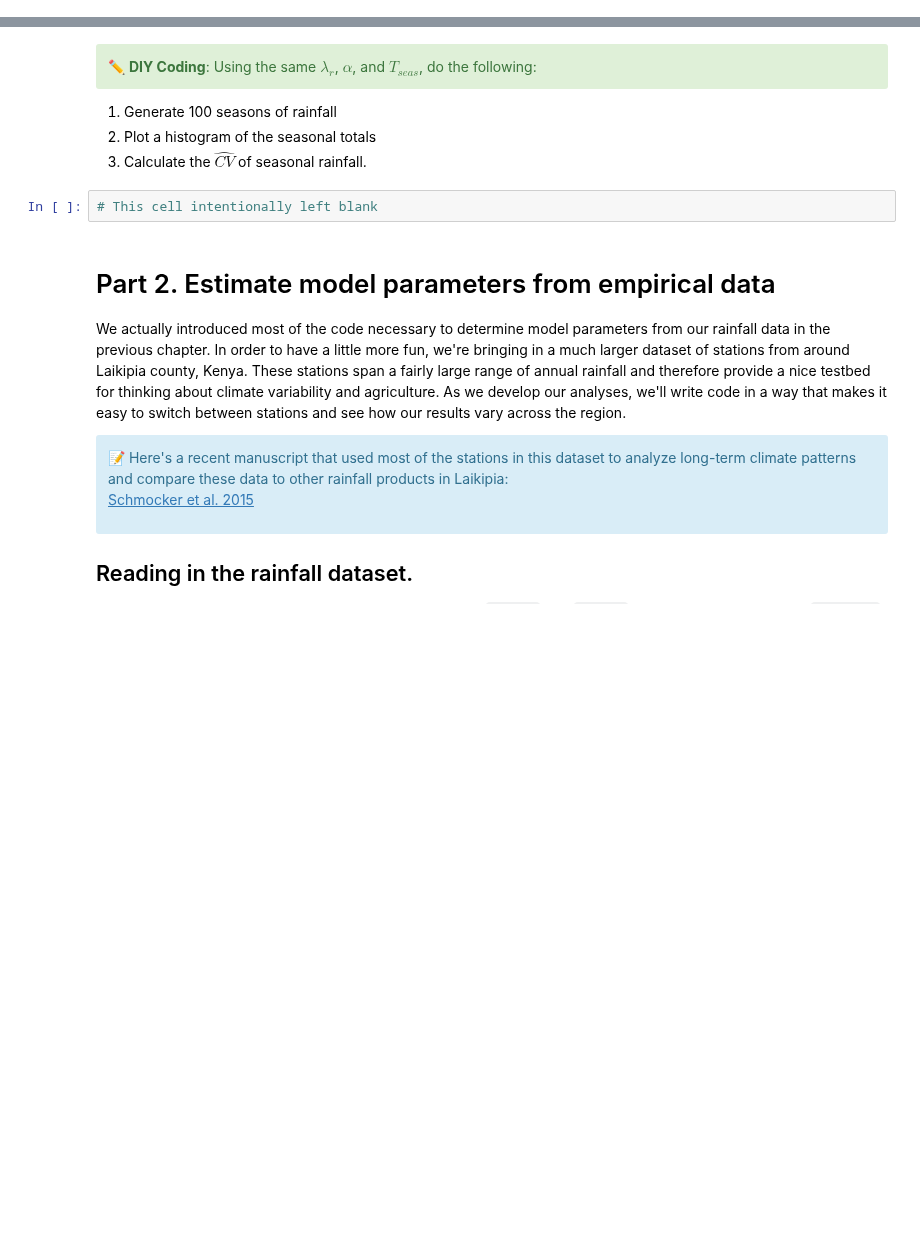
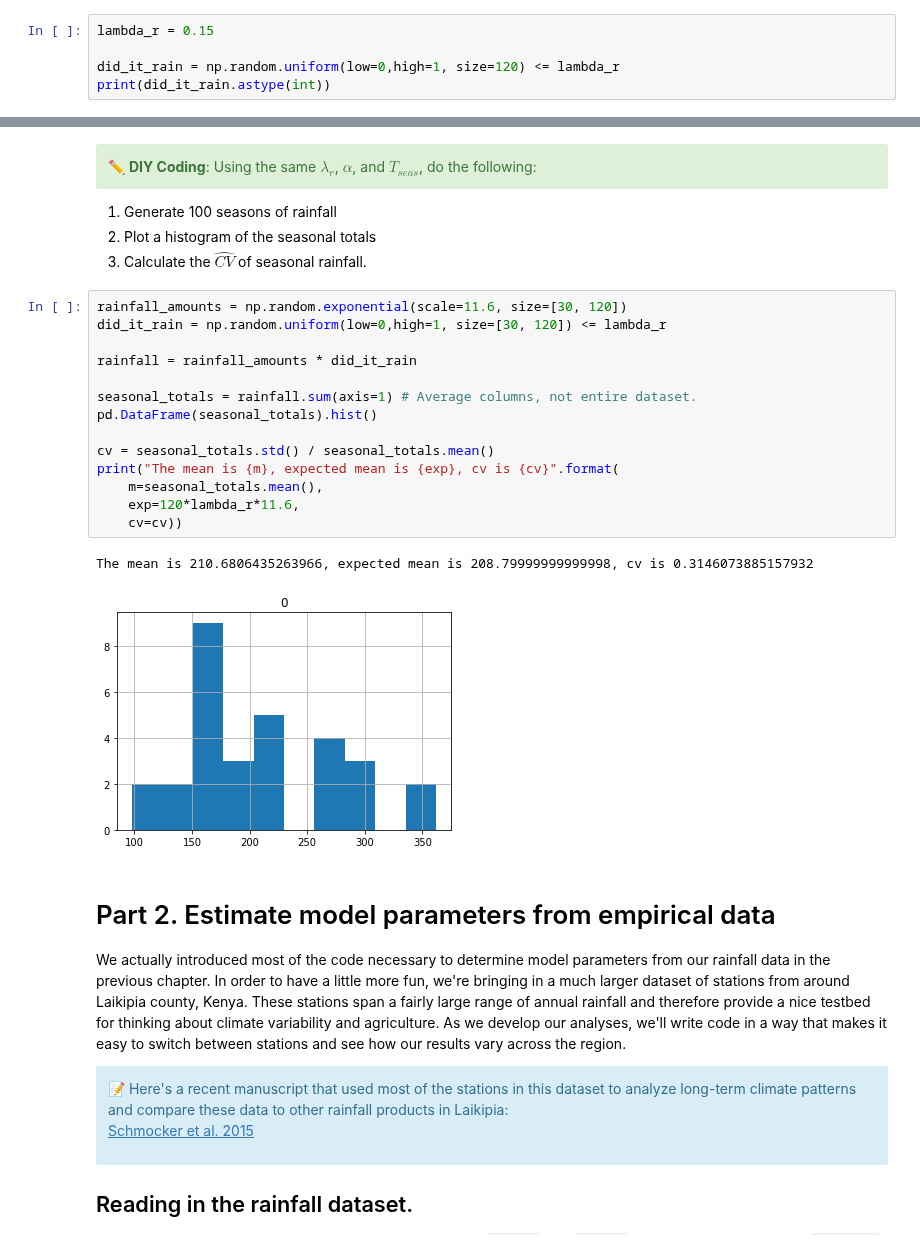
Before and after one commit to ecohydro/RidgeToReef, a Jupyter notebook: chapters/Chapter 2.ipynb, the cells around one changed output, grey strips where cells are left out. Drawn from its saved outputs; the diff is of its cells as text; blank space fills up the shorter version.

```diff
--- a/chapters/Chapter 2.ipynb
+++ b/chapters/Chapter 2.ipynb
@@ -68,0 +67,5 @@ s_mat = np.random.uniform(low=0, high=1, size=[2, 10]) # Returns an array of 2 r
+# %%
+lambda_r = 0.15
+
+did_it_rain = np.random.uniform(low=0,high=1, size=120) <= lambda_r
+print(did_it_rain.astype(int))
@@ -103,8 +121,23 @@ s_mat = np.random.uniform(scale=11.5, size=[2, 10]) # Returns an array of 2 rows
 1. Generate 100 seasons of rainfall
 2. Plot a histogram of the seasonal totals
 3. Calculate the $\widehat{CV}$ of seasonal rainfall.
-# %%
-# This cell intentionally left blank
+# %%
+rainfall_amounts = np.random.exponential(scale=11.6, size=[30, 120])
+did_it_rain = np.random.uniform(low=0,high=1, size=[30, 120]) <= lambda_r
+
+rainfall = rainfall_amounts * did_it_rain
+
+seasonal_totals = rainfall.sum(axis=1) # Average columns, not entire dataset.
+pd.DataFrame(seasonal_totals).hist()
+
+cv = seasonal_totals.std() / seasonal_totals.mean()
+print("The mean is {m}, expected mean is {exp}, cv is {cv}".format(
+    m=seasonal_totals.mean(),
+    exp=120*lambda_r*11.6,
+    cv=cv))
+# %% [output]
+The mean is 210.6806435263966, expected mean is 208.79999999999998, cv is 0.3146073885157932
+[figure, added]
 # %% [markdown]
 # Part 2. Estimate model parameters from empirical data
 
```
Also changed, not shown: parts of 10 cells of this notebook, 3 other files.
